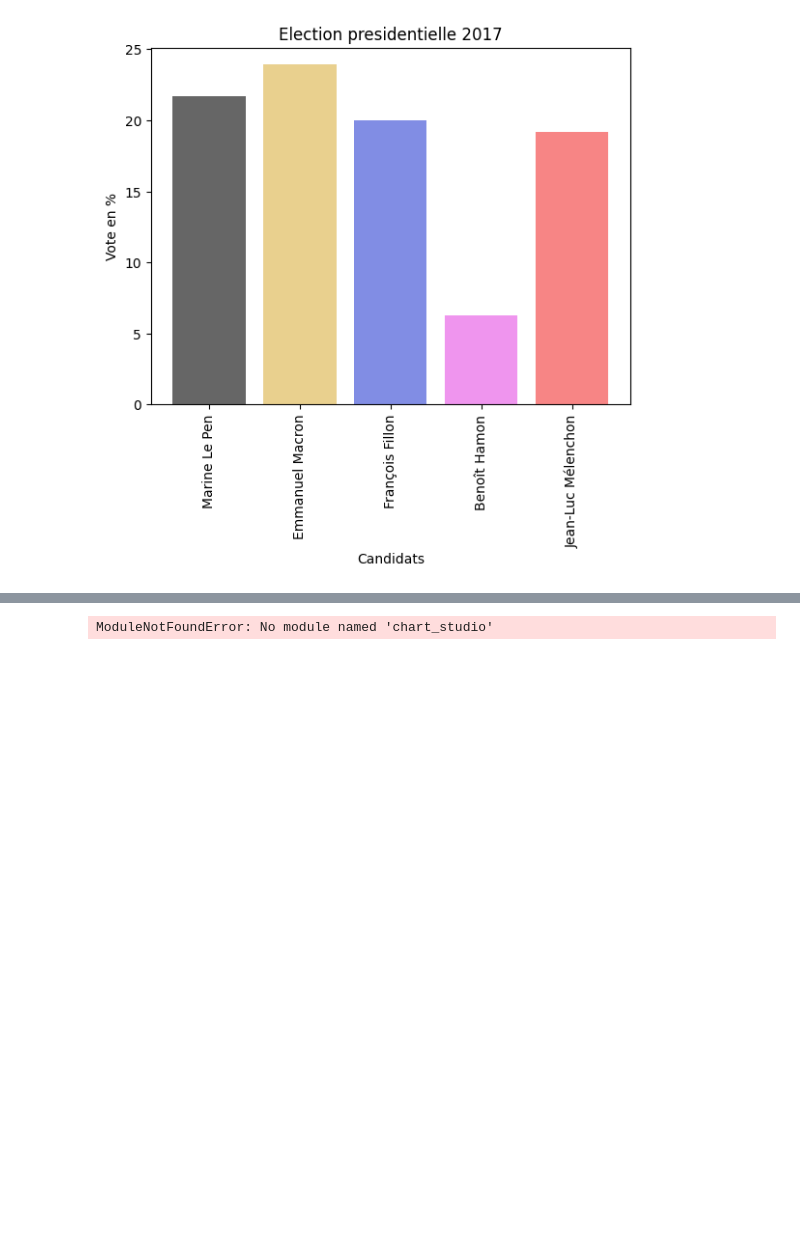
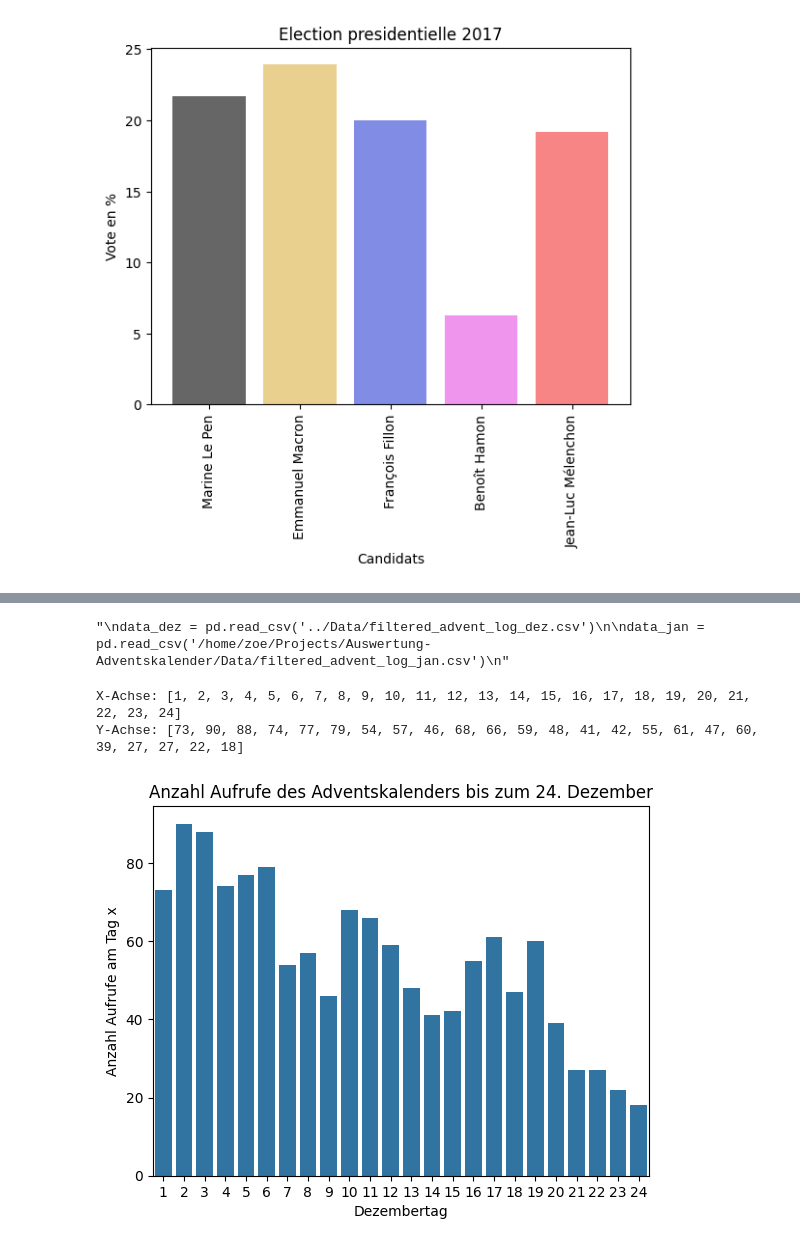
Before and after one commit to oezilot/Auswertung-Adventskalender, a Jupyter notebook: Statistiken (Notebook)/notebook_adventskalender.ipynb, the cells around one changed output, grey strips where cells are left out. Saved outputs shown, nothing was run; the diff lists cells and outputs as text; code cells hidden in the pictures; blank space fills up the shorter version.

Commit message:
statistiken (graphiken)

```diff
--- a/Statistiken (Notebook)/notebook_adventskalender.ipynb
+++ b/Statistiken (Notebook)/notebook_adventskalender.ipynb
@@ -58,14 +47,64 @@ voter = [21.7,23.9,20,6.3,19.2]
-# %%
-# test 2 mit interaktiven charts
-# link:
-import pandas as pd
-import numpy as np
-import scipy as sp
-import chart_studio.plotly as py
-
-df = pd.read_csv("filtered_log.csv")
-
-table = ff.create_table(df)
-py.iplot(table, filename='jupyter-table1')
-# %% [output]
-ModuleNotFoundError: No module named 'chart_studio'
+# %%
+#-------------- Importe etc.
+
+#Importing Libraries
+import numpy as np
+import pandas as pd
+import seaborn as sns
+
+#Getting the data in pandas DataFrame Format (jede zeile ist ein aufrufder website!)
+data = pd.read_csv('../Data/filtered_advent_log.csv')
+#print(data.head()) #Printing first 5 values in the dataset
+
+'''
+data_dez = pd.read_csv('../Data/filtered_advent_log_dez.csv')
+
+data_jan = pd.read_csv('/home/zoe/Projects/Auswertung-Adventskalender/Data/filtered_advent_log_jan.csv')
+'''
+# %% [output]
+"\ndata_dez = pd.read_csv('../Data/filtered_advent_log_dez.csv')\n\ndata_jan = pd.read_csv('/home/zoe/Projects/Auswertung-Adventskalender/Data/filtered_advent_log_jan.csv')\n"
+# %%
+#-------------- ANZAHL AUFRUFE AM TAG X IM DEZEMBER
+
+def sort_per_day(csv_file, day):
+    lines_for_day = []
+    for i in range(len(csv_file)):
+        line = csv_file.iloc[i]
+        #print(line["Datum"][:2])
+        if line["Datum"][:2] == str(day):
+            #print(line["Datum"])
+            lines_for_day.append(line)
+        elif line["Datum"][:2] == "0" + str(day):
+            #print(line["Datum"])
+            lines_for_day.append(line)
+    #print(f"Liste mit Linien für Tag {day}: {lines_for_day}")
+    return lines_for_day
+#sort_per_day(14)
+
+
+# die werte für x und y -achse definieren
+x_achse = [i for i in range(1, 25)]
+#print(x_achse[0])
+
+y_achse = []
+for i in range(24):
+    y_achse.append(len(sort_per_day(data, x_achse[i])))
+
+print(f"X-Achse: {x_achse}")
+print(f"Y-Achse: {y_achse}")
+
+
+# diagramm zeichen mit x und y-achse
+sns.barplot(x=x_achse, y=y_achse)
+
+# Diagramm-Anpassungen
+plt.title('Anzahl Aufrufe des Adventskalenders bis zum 24. Dezember')
+plt.xlabel('Dezembertag')
+plt.ylabel('Anzahl Aufrufe am Tag x')
+
+# Diagramm anzeigen
+plt.show()
+# %% [output]
+X-Achse: [1, 2, 3, 4, 5, 6, 7, 8, 9, 10, 11, 12, 13, 14, 15, 16, 17, 18, 19, 20, 21, 22, 23, 24]
+Y-Achse: [73, 90, 88, 74, 77, 79, 54, 57, 46, 68, 66, 59, 48, 41, 42, 55, 61, 47, 60, 39, 27, 27, 22, 18]
+[figure, added]
```
Also changed, not shown: parts of 3 cells of this notebook, 3 other files.
